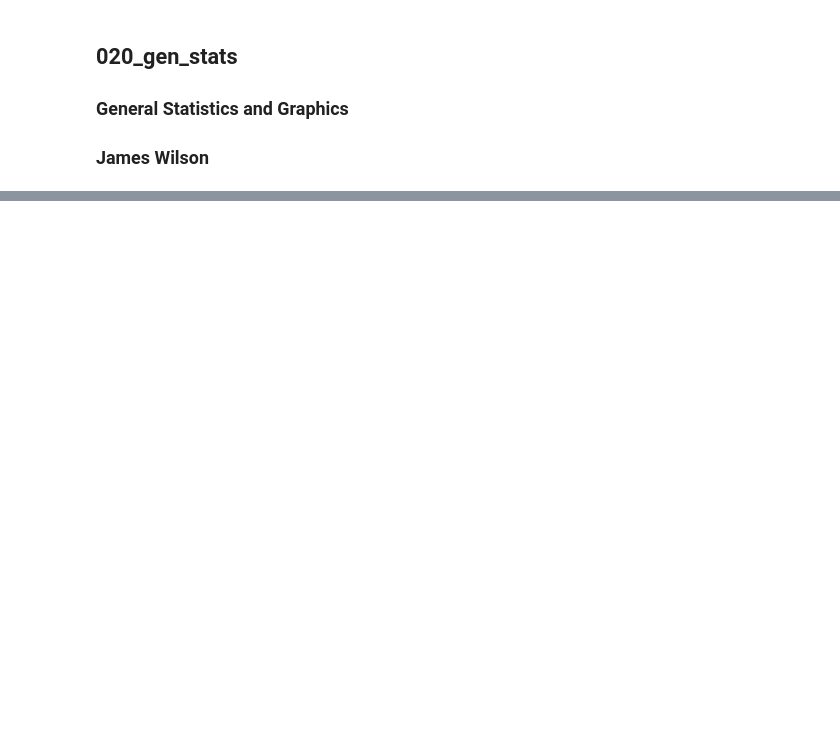
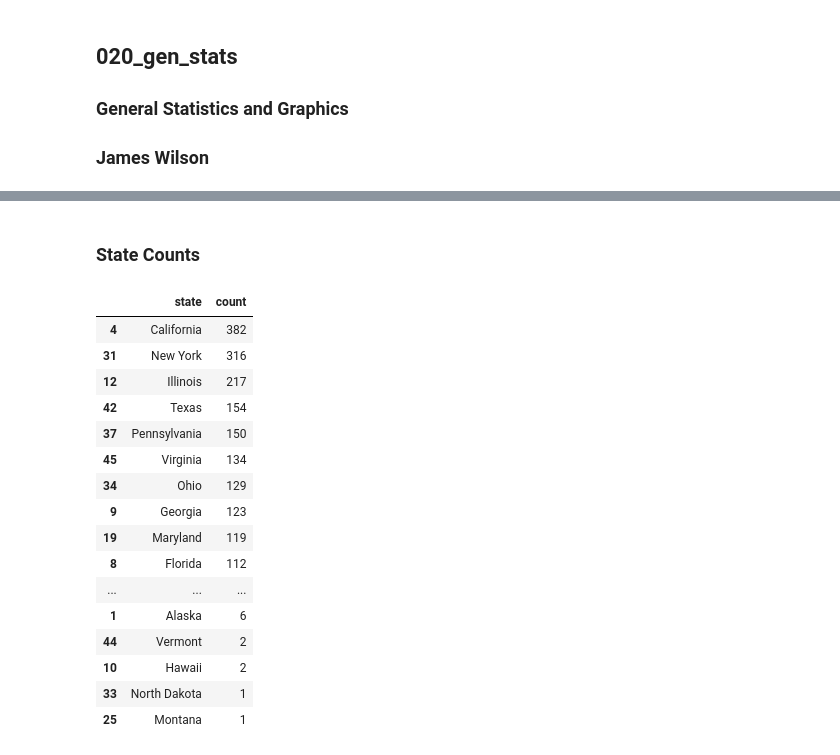
Before and after one commit to JamesWWilson/Jeopardy-Fun-Facts, a Jupyter notebook: Scripts/020_gen_stats.ipynb, the cells around one changed output, grey strips where cells are left out. Cells and saved outputs as stored; diff of their text form; code cells hidden in the pictures; blank space fills up the shorter version.

```diff
--- a/Scripts/020_gen_stats.ipynb
+++ b/Scripts/020_gen_stats.ipynb
@@ -32,0 +33,25 @@ Name: Occupation, Length: 2379, dtype: int64
+# %% [markdown]
+### State Counts
+# %%
+state_counts = jeopardy_df.groupby('state')['Full Name'].agg(['count']).reset_index()
+
+state_counts.sort_values(by=['count'], ascending=False,inplace=True)
+state_counts
+# %% [output]
+|  | state | count |
+| 4 | California | 382 |
+| 31 | New York | 316 |
+| 12 | Illinois | 217 |
+| 42 | Texas | 154 |
+| 37 | Pennsylvania | 150 |
+| 45 | Virginia | 134 |
+| 34 | Ohio | 129 |
+| 9 | Georgia | 123 |
+| 19 | Maryland | 119 |
+| 8 | Florida | 112 |
+| ... | ... | ... |
+| 1 | Alaska | 6 |
+| 44 | Vermont | 2 |
+| 10 | Hawaii | 2 |
+| 33 | North Dakota | 1 |
+| 25 | Montana | 1 |
```
Also changed, not shown: parts of 9 cells of this notebook, 16 other files.
